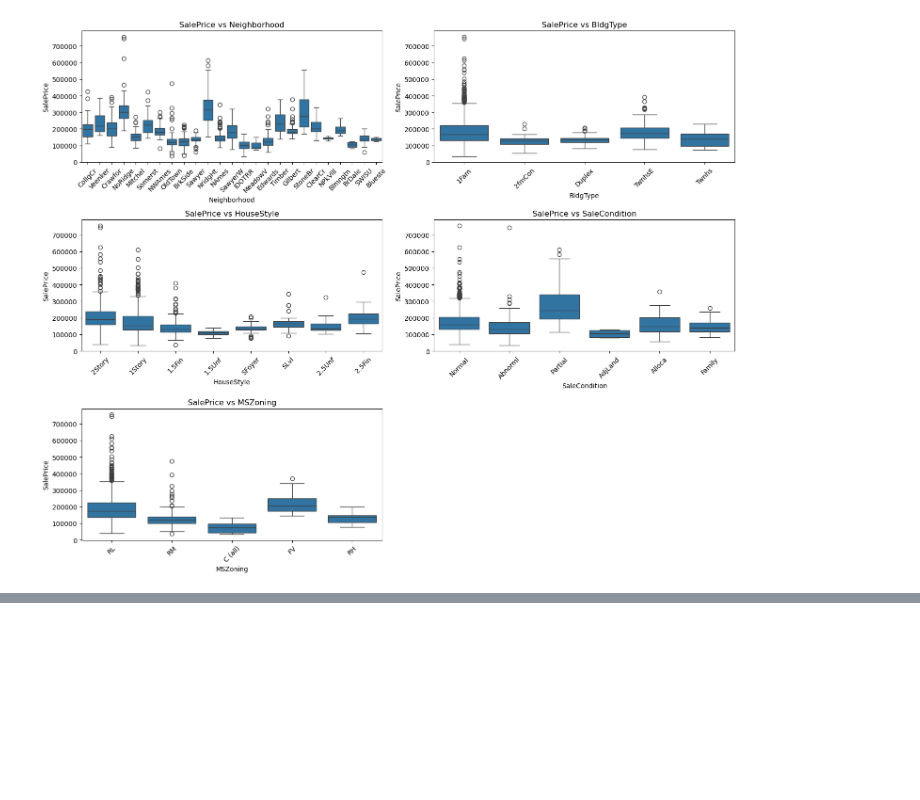
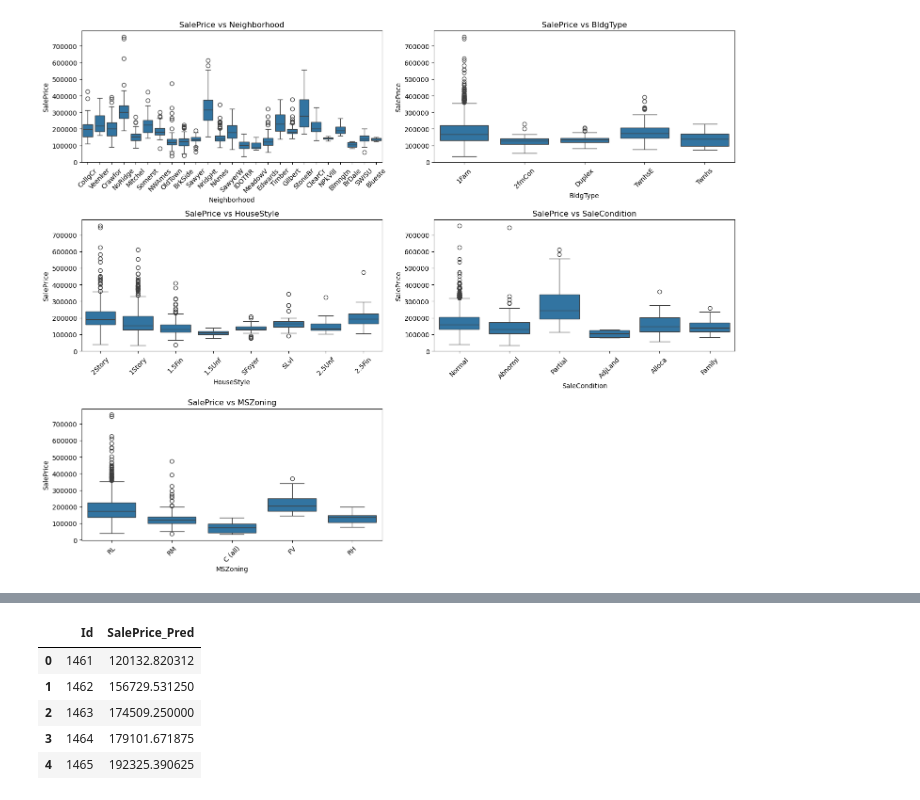
Before and after one commit to sofiagerard/tarea02_housing_sgr, a Jupyter notebook: notebooks/eda_model2.ipynb, the cells around one changed output, grey strips where cells are left out. Saved outputs shown, nothing was run; the diff lists cells and outputs as text; code cells hidden in the pictures; blank space fills up the shorter version.

```diff
--- a/notebooks/eda_model2.ipynb
+++ b/notebooks/eda_model2.ipynb
@@ -240,0 +461,7 @@ plt.show()
+# %%
+
+# Dividir en entrenamiento y validación (80% - 20%)
+X_train_sub, X_val, y_train_sub, y_val = train_test_split(X_train, y_train, test_size=0.2, random_state=42)
+
+# Verificar dimensiones
+print(f"X_train_sub: {X_train_sub.shape}, X_val: {X_val.shape}")
@@ -240,0 +560,16 @@ plt.show()
+# %%
+# Verificar cuál modelo tiene mejor RMSE
+best_model = xgb_model
+
+X_test_transformed = preprocessor.transform(X_test)
+df_test["SalePrice_Pred"] = best_model.predict(X_test_transformed)
+
+# Ver las primeras predicciones
+df_test[["Id", "SalePrice_Pred"]].head()
+# %% [output]
+|  | Id | SalePrice_Pred |
+| 0 | 1461 | 120132.820312 |
+| 1 | 1462 | 156729.531250 |
+| 2 | 1463 | 174509.250000 |
+| 3 | 1464 | 179101.671875 |
+| 4 | 1465 | 192325.390625 |
```
Also changed, not shown: parts of 24 cells of this notebook.
